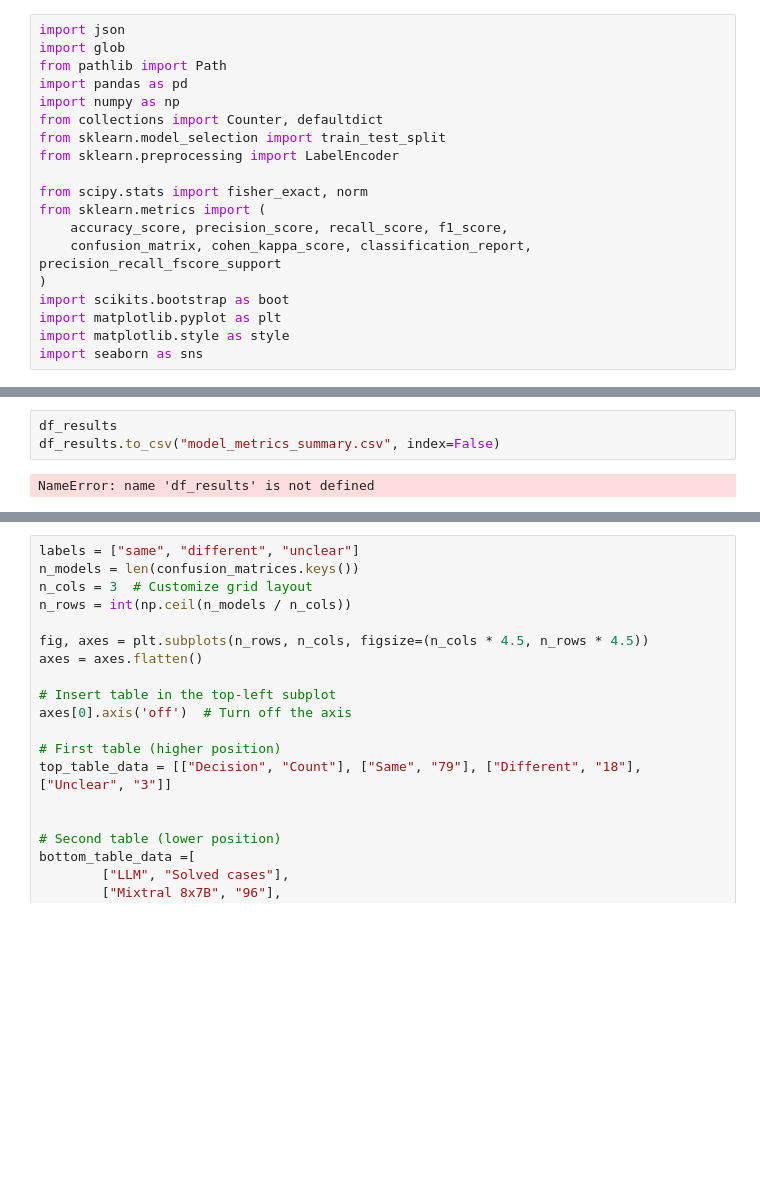
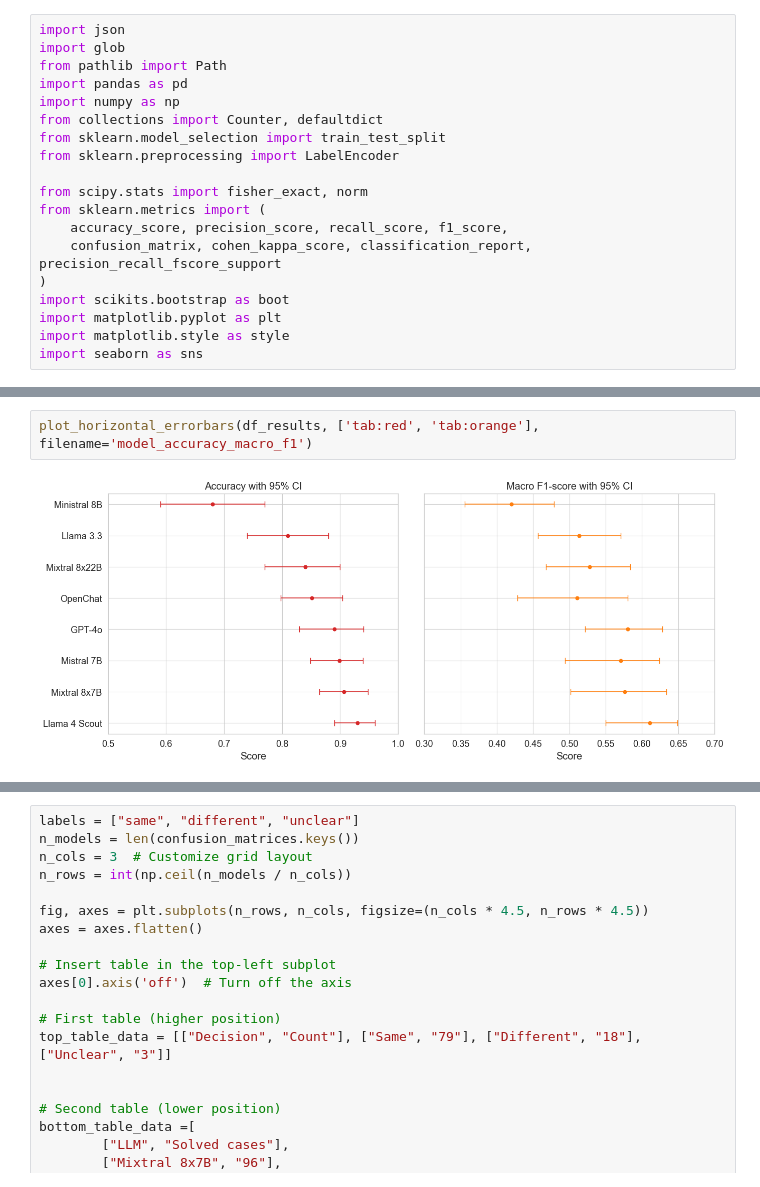
Before and after one commit to inab/software-id-benchmark, a Jupyter notebook: scripts/model_evaluation.ipynb, the cells around one changed output, grey strips where cells are left out. Saved outputs shown, nothing was run; the diff lists cells and outputs as text; blank space fills up the shorter version.

Commit message:
new plots

```diff
--- a/scripts/model_evaluation.ipynb
+++ b/scripts/model_evaluation.ipynb
@@ -599,5 +613,4 @@ IndexError: single positional indexer is out-of-bounds
 # %%
-df_results
-df_results.to_csv("model_metrics_summary.csv", index=False)
+plot_horizontal_errorbars(df_results, ['tab:red', 'tab:orange'], filename='model_accuracy_macro_f1')
 # %% [output]
-NameError: name 'df_results' is not defined
+[figure, added]
```
Also changed, not shown: parts of 14 cells of this notebook, 3 other files.
